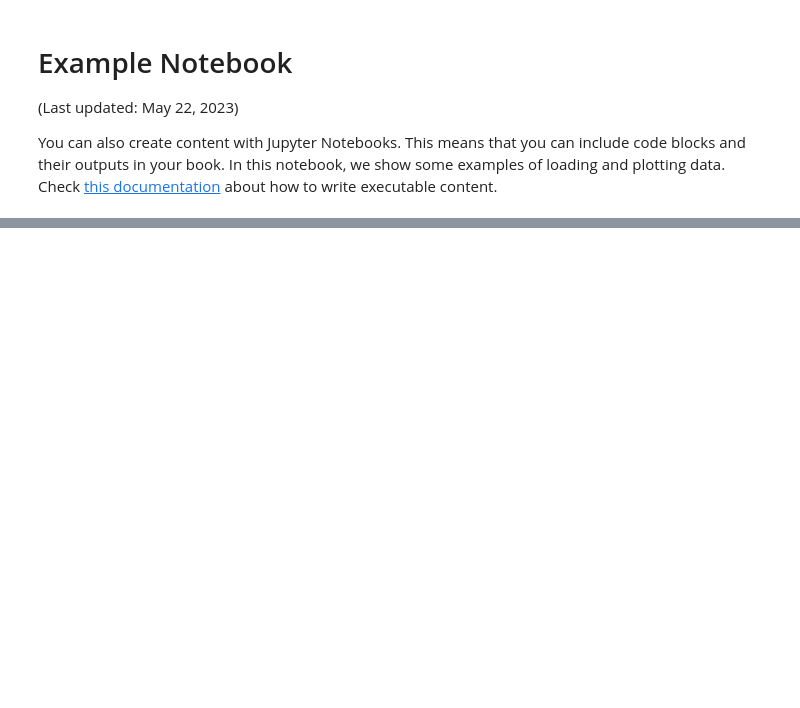
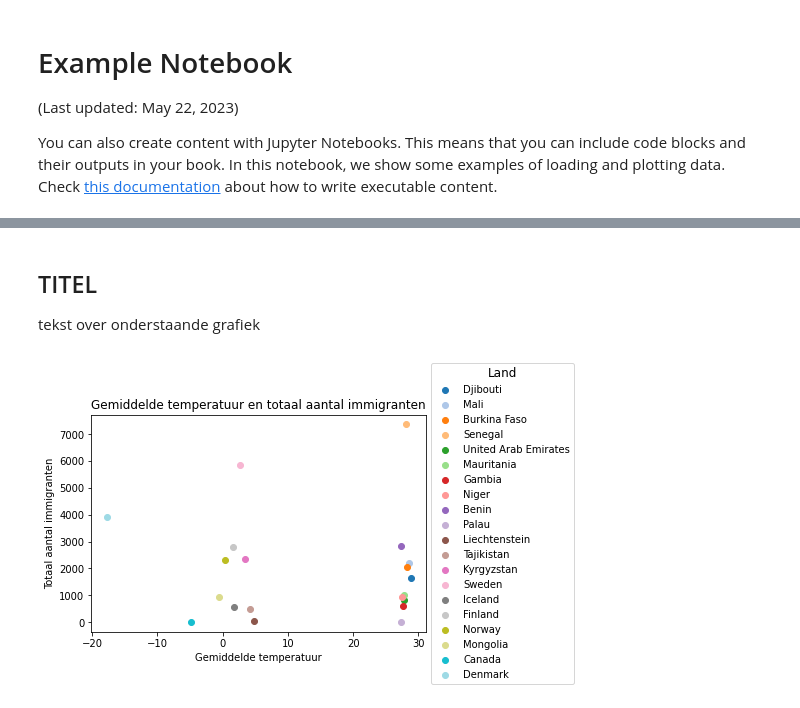
Before and after one commit to mitchell-2/IV, a Jupyter notebook: docs/notebook.ipynb, the cells around one changed output, grey strips where cells are left out. Cells and saved outputs as stored; diff of their text form; code cells hidden in the pictures; blank space fills up the shorter version.

```diff
--- a/docs/notebook.ipynb
+++ b/docs/notebook.ipynb
@@ -65,0 +319,51 @@ g2
+# %% [markdown]
+## TITEL
+
+tekst over onderstaande grafiek
+# %%
+# verandert de dt kolom naar datatime data
+df3['dt'] = pd.to_datetime(df3['dt'])
+
+# Filtert df3 op alleen data tussen 1890-01-01 en 2013-12-31
+gefilterde_data = df3[(df3['dt'] >= begin) & (df3['dt'] <= einde)]
+
+# groepeert de data op land en berekent de gemiddelde temperatuur
+gemp_temp_per_land = gefilterde_data.groupby('Country')['AverageTemperature'].mean()
+
+# voegt gem temperatuur en totale immigratie datasets samen op basis van land
+samengevoegd_data = pd.merge(gemp_temp_per_land, df1, on='Country')
+
+# sorteert aflopend de data op basis van gemmidelde temperatuur
+samengevoegd_data.sort_values('AverageTemperature', ascending=False, inplace=True)
+
+# maakt selectie van top 10 warmste en koudste landen
+top_10_warmste_landen = samengevoegd_data.head(10)
+top_10_koudste_landen = samengevoegd_data.tail(10)
+
+# voegt de top warmste en laagste koudste samen
+selectie_landen = pd.concat([top_10_warmste_landen, top_10_koudste_landen])
+
+# geeft elk land een andere kleur
+aantal_landen = len(selectie_landen)
+kleuren = plt.cm.tab20(np.linspace(0, 1, aantal_landen))
+
+# plot de gem temp en totale immigratie per land
+fig, ax = plt.subplots()
+for i, (_, country) in enumerate(selectie_landen.iterrows()):
+    ax.scatter(country['AverageTemperature'], country['Total'], c=[kleuren[i]], label=country['Country'])
+
+# voegt labels toe aan de plot
+plt.xlabel('Gemiddelde temperatuur')
+plt.ylabel('Totaal aantal immigranten')
+
+# voegt totel toe aan de plot
+plt.title('Gemiddelde temperatuur en totaal aantal immigranten')
+
+# maakt een legenda voor de plot buiten de plot
+legend = ax.legend(title='Land', loc='center left', bbox_to_anchor=(1, 0.5))
+plt.setp(legend.get_title(), fontsize='large')
+
+# laat de plot zien
+plt.show()
+# %% [output]
+[figure, added]
```
Also changed, not shown: parts of 22 cells of this notebook, 21 other files.
